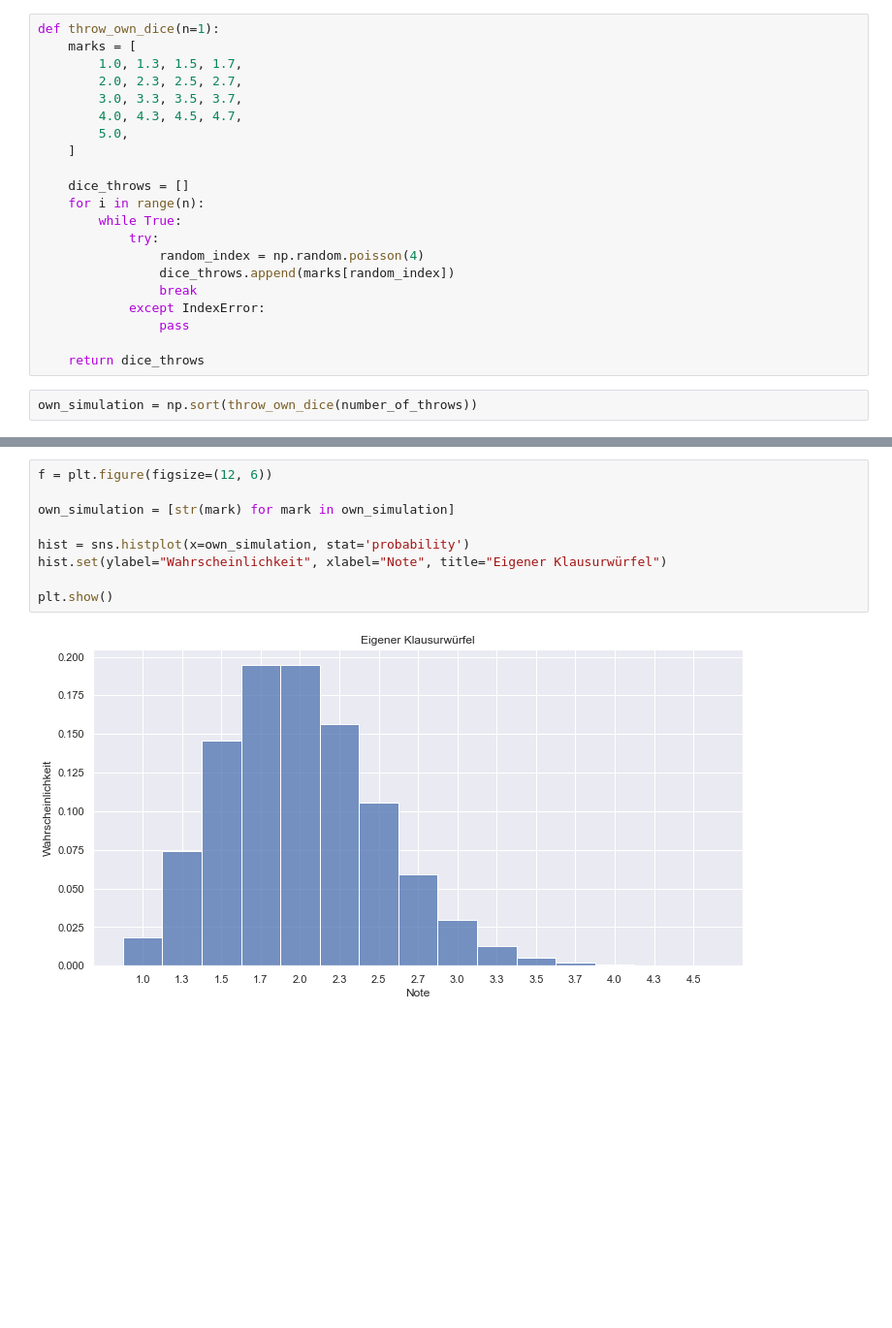
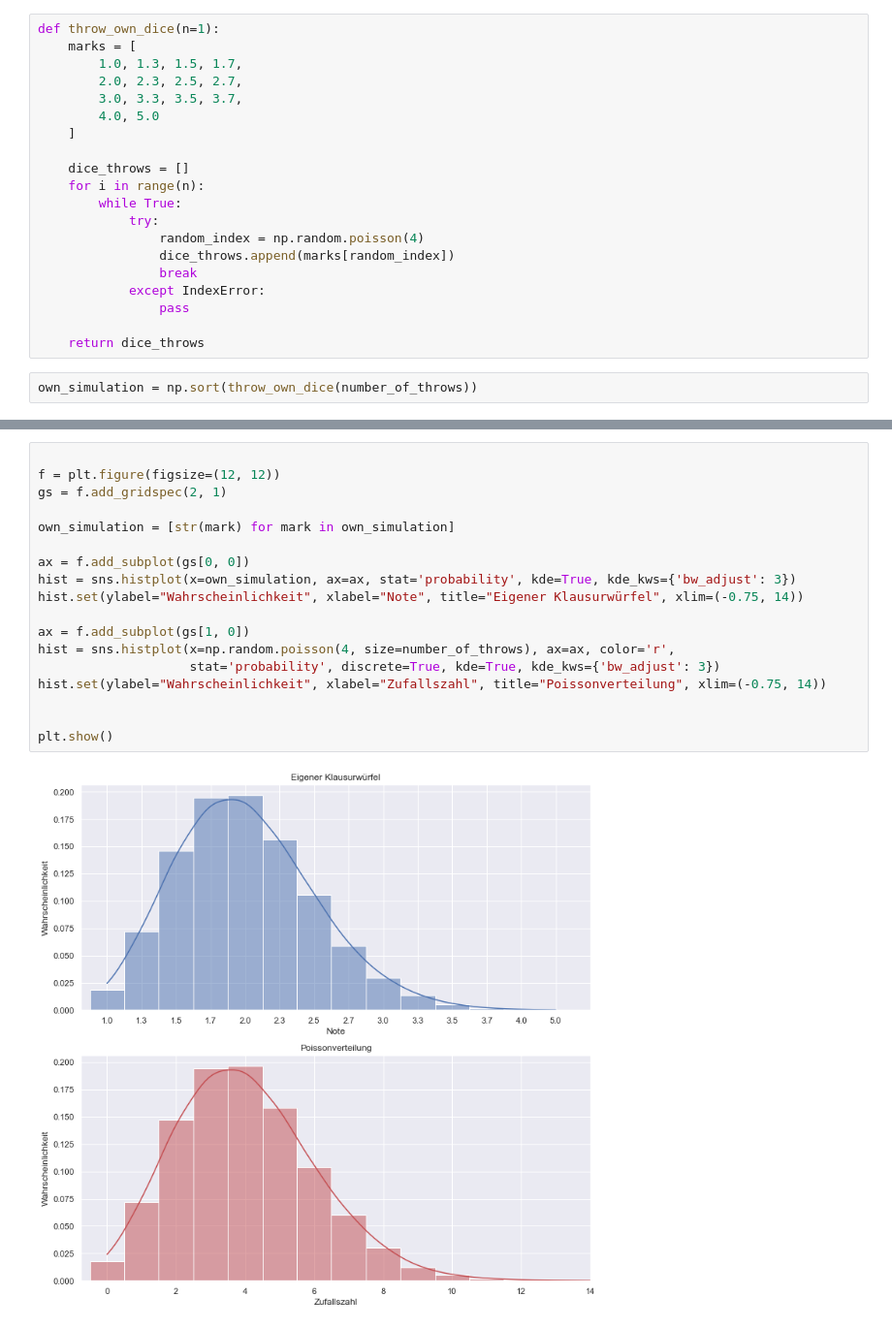
Before and after one commit to eco3/stochastik-abgaben, a Jupyter notebook: Abgabe02/erzeugung_von_zufallszahlen.ipynb, the cells around one changed output, grey strips where cells are left out. Shown: that part at 97% size. Drawn from its saved outputs; the diff is of its cells as text; blank space fills up the shorter version.

Commit message:
added poisson distribution into last plot

```diff
--- a/Abgabe02/erzeugung_von_zufallszahlen.ipynb
+++ b/Abgabe02/erzeugung_von_zufallszahlen.ipynb
@@ -124,8 +124,7 @@ def throw_own_dice(n=1):
         1.0, 1.3, 1.5, 1.7,
         2.0, 2.3, 2.5, 2.7,
         3.0, 3.3, 3.5, 3.7,
-        4.0, 4.3, 4.5, 4.7,
-        5.0,
+        4.0, 5.0
     ]
 
     dice_throws = []
@@ -176,13 +174,22 @@ Note - Wahrscheinlichkeit
 
 Summe der Wahrscheinlichkeiten: 1.0
 # %%
-f = plt.figure(figsize=(12, 6))
+
+f = plt.figure(figsize=(12, 12))
+gs = f.add_gridspec(2, 1)
 
 own_simulation = [str(mark) for mark in own_simulation]
 
-hist = sns.histplot(x=own_simulation, stat='probability')
-hist.set(ylabel="Wahrscheinlichkeit", xlabel="Note", title="Eigener Klausurwürfel")
+ax = f.add_subplot(gs[0, 0])
+hist = sns.histplot(x=own_simulation, ax=ax, stat='probability', kde=True, kde_kws={'bw_adjust': 3})
+hist.set(ylabel="Wahrscheinlichkeit", xlabel="Note", title="Eigener Klausurwürfel", xlim=(-0.75, 14))
+
+ax = f.add_subplot(gs[1, 0])
+hist = sns.histplot(x=np.random.poisson(4, size=number_of_throws), ax=ax, color='r',
+                    stat='probability', discrete=True, kde=True, kde_kws={'bw_adjust': 3})
+hist.set(ylabel="Wahrscheinlichkeit", xlabel="Zufallszahl", title="Poissonverteilung", xlim=(-0.75, 14))
+
 
 plt.show()
 # %% [output]
-[figure, old version]
+[figure, new version]
```
Also changed, not shown: parts of 6 cells of this notebook.
